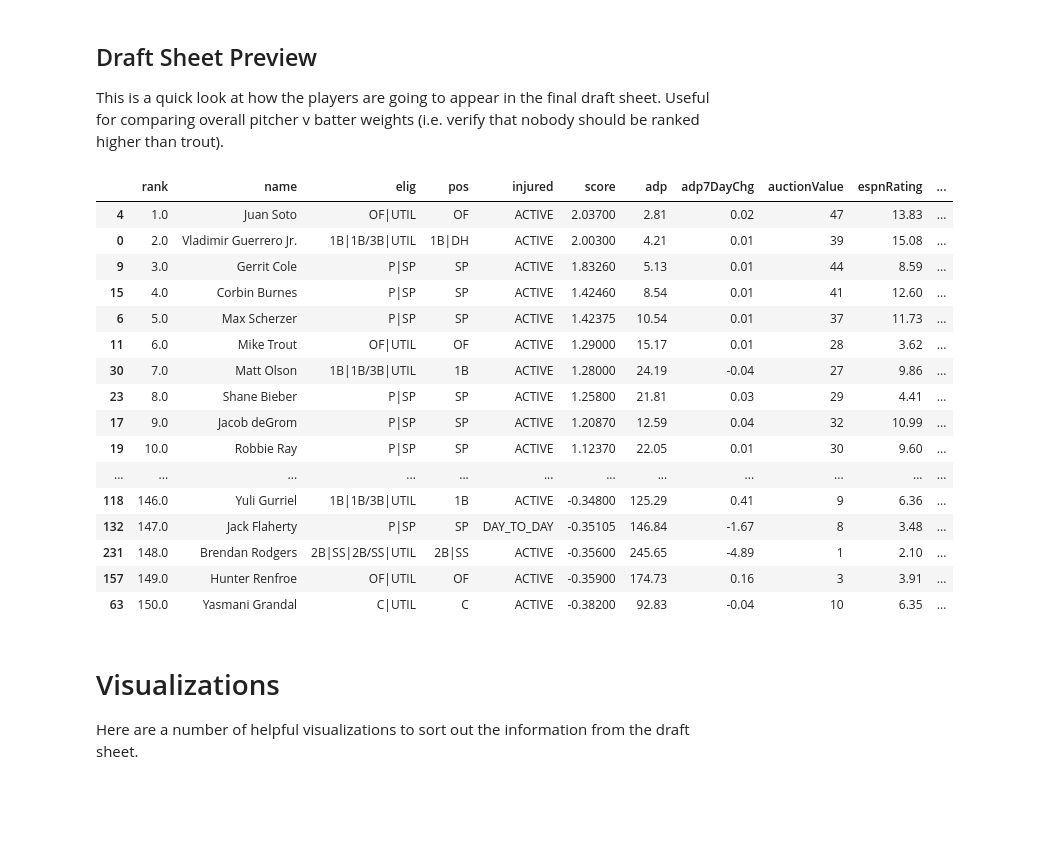
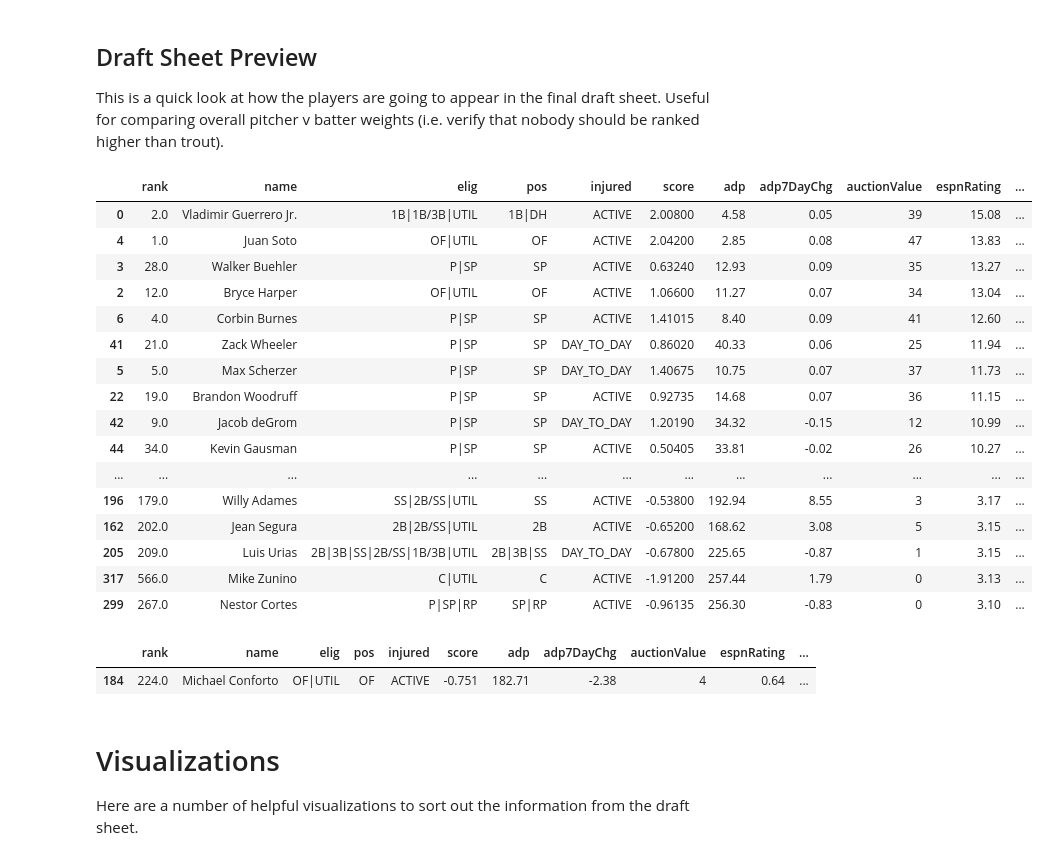
Before and after one commit to zmsy/notebooks, a Jupyter notebook: player_z_scores_preseason.ipynb, the cells around one changed output. Saved outputs shown, nothing was run; the diff lists cells and outputs as text; code cells hidden in the pictures; blank space fills up the shorter version.

```diff
--- a/player_z_scores_preseason.ipynb
+++ b/player_z_scores_preseason.ipynb
@@ -79,7 +79,8 @@ dfe = pd.read_sql(
             percentowned as "pctOwn",
             percentstarted as "pctStart",
             auctionValue as "espnAuctionValue",
-            totalrating as "espnRating"
+            totalrating as "espnRating",
+            espn_id as "espnId"
         from fantasy.players
     """
     ),
@@ -416,6 +416,7 @@ dfd = dfd[
         "espnRating",
         "pctOwn",
         "pctStart",
+        "url",
         "catg",
         "catgRank",
         "primaryPos",
@@ -444,22 +445,22 @@ with pd.ExcelWriter("fantasy2022.xlsx") as writer:
 
 This is a quick look at how the players are going to appear in the final draft sheet. Useful for comparing overall pitcher v batter weights (i.e. verify that nobody should be ranked higher than trout).
 # %%
-dfd.sort_values(by="score", ascending=False).head(150)
+dfd.sort_values(by="espnRating", ascending=False).head(150)
 # %% [output]
 |  | rank | name | elig | pos | injured | score | adp | adp7DayChg | auctionValue | espnRating | ... |
-| 4 | 1.0 | Juan Soto | OF|UTIL | OF | ACTIVE | 2.03700 | 2.81 | 0.02 | 47 | 13.83 | ... |
-| 0 | 2.0 | Vladimir Guerrero Jr. | 1B|1B/3B|UTIL | 1B|DH | ACTIVE | 2.00300 | 4.21 | 0.01 | 39 | 15.08 | ... |
-| 9 | 3.0 | Gerrit Cole | P|SP | SP | ACTIVE | 1.83260 | 5.13 | 0.01 | 44 | 8.59 | ... |
-| 15 | 4.0 | Corbin Burnes | P|SP | SP | ACTIVE | 1.42460 | 8.54 | 0.01 | 41 | 12.60 | ... |
-| 6 | 5.0 | Max Scherzer | P|SP | SP | ACTIVE | 1.42375 | 10.54 | 0.01 | 37 | 11.73 | ... |
-| 11 | 6.0 | Mike Trout | OF|UTIL | OF | ACTIVE | 1.29000 | 15.17 | 0.01 | 28 | 3.62 | ... |
-| 30 | 7.0 | Matt Olson | 1B|1B/3B|UTIL | 1B | ACTIVE | 1.28000 | 24.19 | -0.04 | 27 | 9.86 | ... |
-| 23 | 8.0 | Shane Bieber | P|SP | SP | ACTIVE | 1.25800 | 21.81 | 0.03 | 29 | 4.41 | ... |
-| 17 | 9.0 | Jacob deGrom | P|SP | SP | ACTIVE | 1.20870 | 12.59 | 0.04 | 32 | 10.99 | ... |
-| 19 | 10.0 | Robbie Ray | P|SP | SP | ACTIVE | 1.12370 | 22.05 | 0.01 | 30 | 9.60 | ... |
+| 0 | 2.0 | Vladimir Guerrero Jr. | 1B|1B/3B|UTIL | 1B|DH | ACTIVE | 2.00800 | 4.58 | 0.05 | 39 | 15.08 | ... |
+| 4 | 1.0 | Juan Soto | OF|UTIL | OF | ACTIVE | 2.04200 | 2.85 | 0.08 | 47 | 13.83 | ... |
+| 3 | 28.0 | Walker Buehler | P|SP | SP | ACTIVE | 0.63240 | 12.93 | 0.09 | 35 | 13.27 | ... |
+| 2 | 12.0 | Bryce Harper | OF|UTIL | OF | ACTIVE | 1.06600 | 11.27 | 0.07 | 34 | 13.04 | ... |
+| 6 | 4.0 | Corbin Burnes | P|SP | SP | ACTIVE | 1.41015 | 8.40 | 0.09 | 41 | 12.60 | ... |
+| 41 | 21.0 | Zack Wheeler | P|SP | SP | DAY_TO_DAY | 0.86020 | 40.33 | 0.06 | 25 | 11.94 | ... |
+| 5 | 5.0 | Max Scherzer | P|SP | SP | DAY_TO_DAY | 1.40675 | 10.75 | 0.07 | 37 | 11.73 | ... |
+| 22 | 19.0 | Brandon Woodruff | P|SP | SP | ACTIVE | 0.92735 | 14.68 | 0.07 | 36 | 11.15 | ... |
+| 42 | 9.0 | Jacob deGrom | P|SP | SP | DAY_TO_DAY | 1.20190 | 34.32 | -0.15 | 12 | 10.99 | ... |
+| 44 | 34.0 | Kevin Gausman | P|SP | SP | ACTIVE | 0.50405 | 33.81 | -0.02 | 26 | 10.27 | ... |
 | ... | ... | ... | ... | ... | ... | ... | ... | ... | ... | ... | ... |
-| 118 | 146.0 | Yuli Gurriel | 1B|1B/3B|UTIL | 1B | ACTIVE | -0.34800 | 125.29 | 0.41 | 9 | 6.36 | ... |
-| 132 | 147.0 | Jack Flaherty | P|SP | SP | DAY_TO_DAY | -0.35105 | 146.84 | -1.67 | 8 | 3.48 | ... |
-| 231 | 148.0 | Brendan Rodgers | 2B|SS|2B/SS|UTIL | 2B|SS | ACTIVE | -0.35600 | 245.65 | -4.89 | 1 | 2.10 | ... |
-| 157 | 149.0 | Hunter Renfroe | OF|UTIL | OF | ACTIVE | -0.35900 | 174.73 | 0.16 | 3 | 3.91 | ... |
-| 63 | 150.0 | Yasmani Grandal | C|UTIL | C | ACTIVE | -0.38200 | 92.83 | -0.04 | 10 | 6.35 | ... |
+| 196 | 179.0 | Willy Adames | SS|2B/SS|UTIL | SS | ACTIVE | -0.53800 | 192.94 | 8.55 | 3 | 3.17 | ... |
+| 162 | 202.0 | Jean Segura | 2B|2B/SS|UTIL | 2B | ACTIVE | -0.65200 | 168.62 | 3.08 | 5 | 3.15 | ... |
+| 205 | 209.0 | Luis Urias | 2B|3B|SS|2B/SS|1B/3B|UTIL | 2B|3B|SS | DAY_TO_DAY | -0.67800 | 225.65 | -0.87 | 1 | 3.15 | ... |
+| 317 | 566.0 | Mike Zunino | C|UTIL | C | ACTIVE | -1.91200 | 257.44 | 1.79 | 0 | 3.13 | ... |
+| 299 | 267.0 | Nestor Cortes | P|SP|RP | SP|RP | ACTIVE | -0.96135 | 256.30 | -0.83 | 0 | 3.10 | ... |
@@ -468,3 +467,8 @@ dfd[dfd['score'].isna()].sort_values(by="pctOwn", ascending=False).head(50)
+# %%
+dfd[dfd['name'] == "Michael Conforto"]
+# %% [output]
+|  | rank | name | elig | pos | injured | score | adp | adp7DayChg | auctionValue | espnRating | ... |
+| 184 | 224.0 | Michael Conforto | OF|UTIL | OF | ACTIVE | -0.751 | 182.71 | -2.38 | 4 | 0.64 | ... |
 # %% [markdown]
 # Visualizations
 
```
Also changed, not shown: parts of 3 cells of this notebook, 1 other file.
